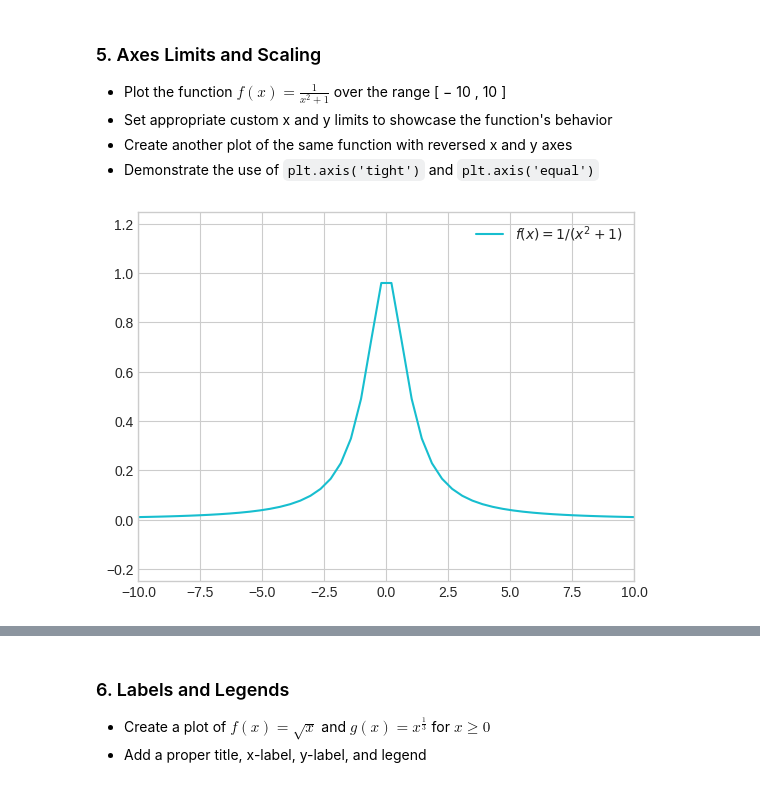
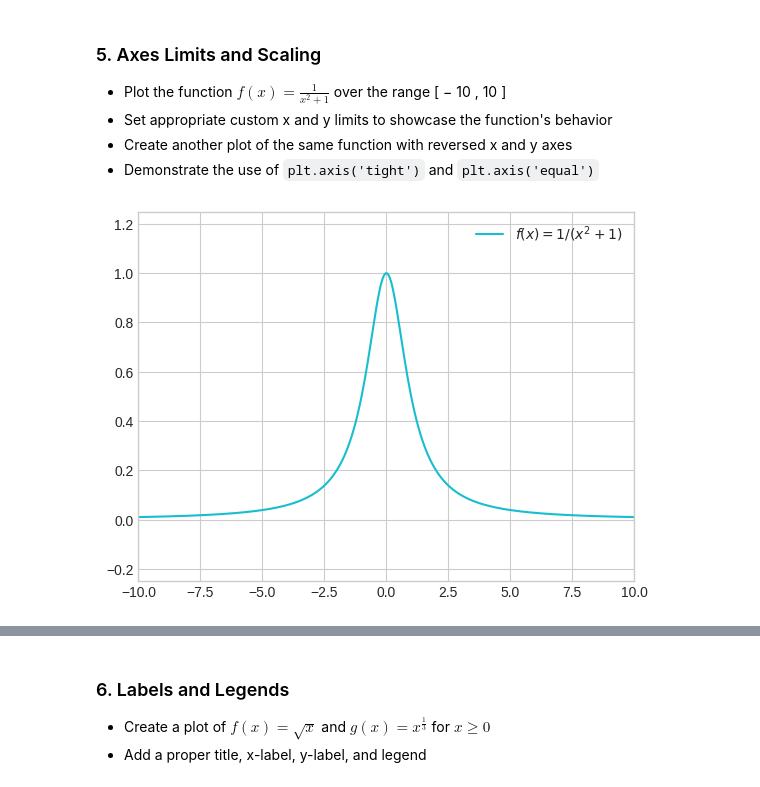
Before and after one commit to kjdatamc/Data110, a Jupyter notebook: KHatton_week3_data110_assignment.ipynb, the cells around one changed output, grey strips where cells are left out. Saved outputs shown, nothing was run; the diff lists cells and outputs as text; code cells hidden in the pictures.

```diff
--- a/KHatton_week3_data110_assignment.ipynb
+++ b/KHatton_week3_data110_assignment.ipynb
@@ -123,18 +123,18 @@ plt.show()
 - Create another plot of the same function with reversed x and y axes
 - Demonstrate the use of `plt.axis('tight')` and `plt.axis('equal')`
 # %%
-x=np.linspace(-10,10)
+x=np.linspace(-10,10,500)
 
 f_5=1/((x**2)+1)
 plt.plot(x,f_5,color='tab:cyan',label='$f(x)= 1/(x^2 + 1)$')
 
 plt.xlim(-10,10)
 plt.ylim(-.25,1.25)
 
 plt.legend()
 
 plt.show()
 # %% [output]
-[figure, old version]
+[figure, new version]
 # %%
 #using plt.axis('tight')
```
Also changed, not shown: parts of 10 cells of this notebook.
